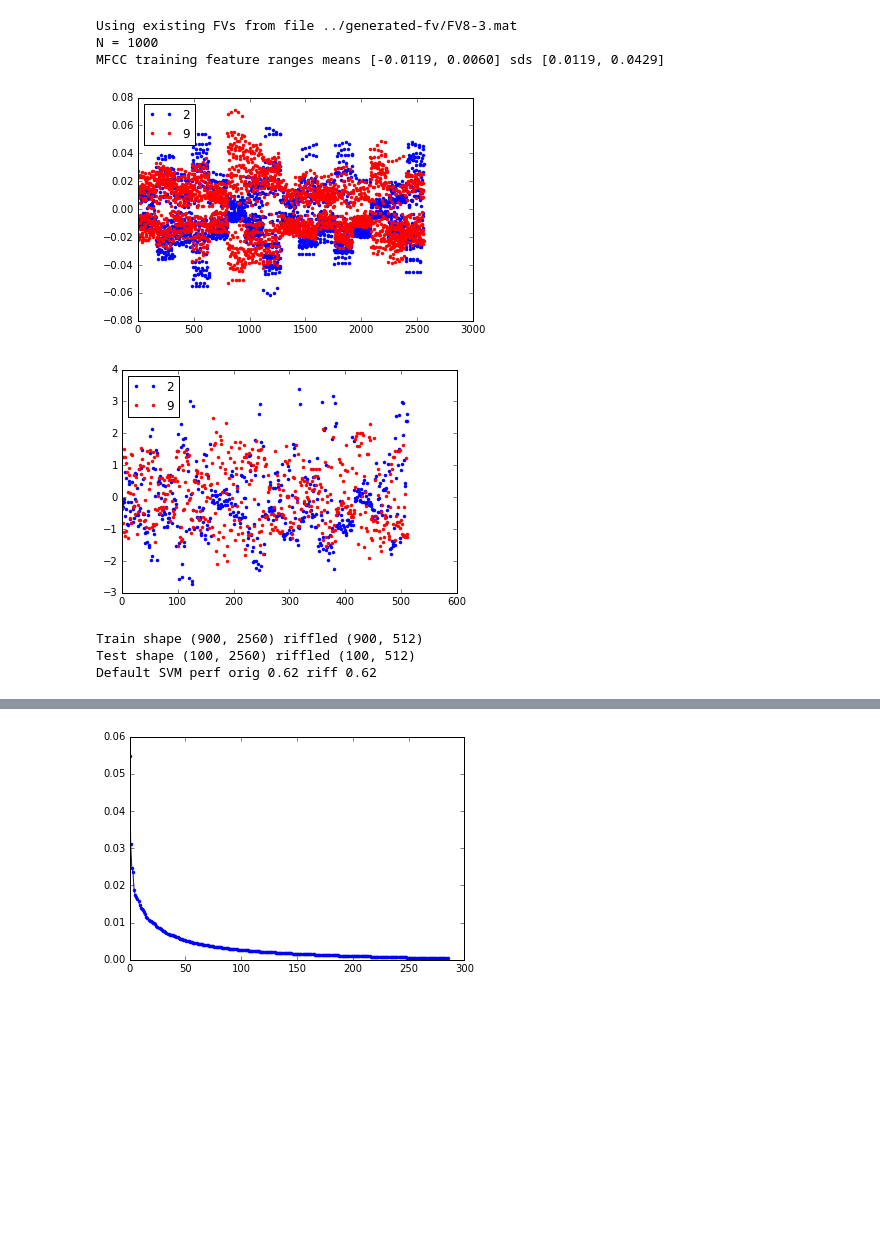
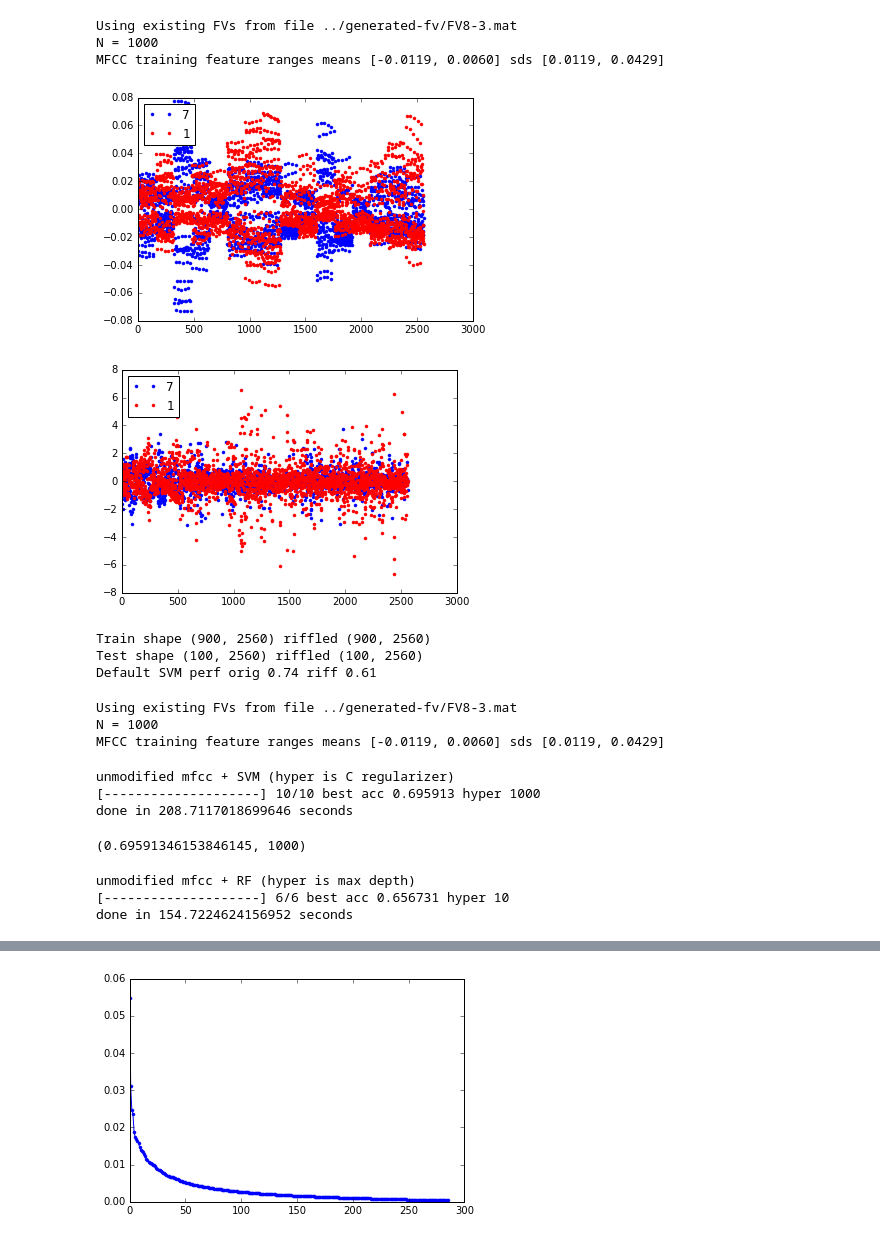
Before and after one commit to PrincetonUniversity/vox-music-classification, a Jupyter notebook: notebooks/fv-msvm.ipynb, the cells around one changed output, grey strips where cells are left out. Saved outputs shown, nothing was run; the diff lists cells and outputs as text; code cells hidden in the pictures; blank space fills up the shorter version.

```diff
--- a/notebooks/fv-msvm.ipynb
+++ b/notebooks/fv-msvm.ipynb
@@ -20,43 +20,103 @@ X, Y = load_all_fv(num_clusters, exemplar)
 
 T = num_clusters * 2
 t = (exemplar - (1 if exemplar % 2 == 0 else 0)) * 2 - 1
-Xriffled = np.average(riffle(X, t, T), axis=2)
 
 p = np.random.permutation(len(X))
 trX, teX = np.split(X[p], [int(0.9 * len(X))])
 trY, teY = np.split(Y[p], [int(0.9 * len(X))])
 
 axes = plt.subplots()[1]
 idx = np.where(trY != trY[0])[0][1]
 #idx = np.where(trY == trY[0])[0][1] # same label
 axes.plot(trX[0], c='b', marker='.', linestyle='', label=trY[0])
 axes.plot(trX[idx], c='r', marker='.', linestyle='', label=trY[idx])
 axes.legend(loc=2)
 
 def whiten_train_test(train, test):
     return whiten(train), whiten(test, source=train)
 trXadj, teXadj = whiten_train_test(trX, teX)
-trXrff, teXrff = whiten_train_test(*(np.average(riffle(x, t, T), axis=2) for x in (trX, teX)))
+def modify(x, t, T):
+    riffled = riffle(x, t, T)
+    avgs = np.average(riffled, axis=2)
+    N = (t-1) * (x.shape[1] // t)
+    riffled = riffled[:, :, :-1].reshape(len(x), N)
+    rep = np.repeat(avgs, t-1).reshape(len(x), N)
+    return np.concatenate([avgs, riffled - rep], axis=1)
+trXrff, teXrff = whiten_train_test(*((modify(x, t, T) for x in (trX, teX))))
 axes = plt.subplots()[1]
 axes.plot(trXrff[0], c='b', marker='.', linestyle='', label=trY[0])
 axes.plot(trXrff[idx], c='r', marker='.', linestyle='', label=trY[idx])
 axes.legend(loc=2)
 
 plt.show()
 
 print('Train shape {} riffled {}'.format(trXadj.shape, trXrff.shape))
 print('Test shape {} riffled {}'.format(teXadj.shape, teXrff.shape))
 print('Default SVM perf orig {} riff {}'.format(
         SVC(C=1.0).fit(trXadj, trY).score(teXadj, teY),
         SVC(C=1.0).fit(trXrff, trY).score(teXrff, teY)))
 
 # no missing data
 # %% [output]
 Using existing FVs from file ../generated-fv/FV8-3.mat
 N = 1000
 MFCC training feature ranges means [-0.0119, 0.0060] sds [0.0119, 0.0429]
-[figure, old version]
+[figure, new version]
-[figure, old version]
+[figure, new version]
-Train shape (900, 2560) riffled (900, 512)
-Test shape (100, 2560) riffled (100, 512)
-Default SVM perf orig 0.62 riff 0.62
+Train shape (900, 2560) riffled (900, 2560)
+Test shape (100, 2560) riffled (100, 2560)
+Default SVM perf orig 0.74 riff 0.61
+# %%
+num_clusters, exemplar = 8, 3
+T = num_clusters * 2
+t = (exemplar - (1 if exemplar % 2 == 0 else 0)) * 2 - 1
+X, Y = load_all_fv(num_clusters, exemplar)
+#XM = modify(X, t, T)
+# %% [output]
+Using existing FVs from file ../generated-fv/FV8-3.mat
+N = 1000
+MFCC training feature ranges means [-0.0119, 0.0060] sds [0.0119, 0.0429]
+# %%
+def log_range(lo, hi): return [10 ** i for i in range(lo, hi)]
+
+def run(X, Y, hypers, classifier):
+    hypers = list(hypers)
+    best_acc, best_params = -np.inf, None
+    t = time.time()
+    skf = StratifiedKFold(Y, n_folds=8, shuffle=True, random_state=1)
+    for i, C in enumerate(hypers):
+        svm = classifier(C)
+        # TODO modify input function
+        score = np.average(cross_val_score(svm, X, Y, cv=skf, n_jobs=-1))
+        if score > best_acc:
+            best_acc = score
+            best_params = C
+        print('\r{} best acc {:03g} hyper {}'.format(
+                completion_bar(i + 1, len(hypers), width=20),
+                best_acc, best_params), end='')
+        sys.stdout.flush()
+    t = time.time() - t
+    print('\ndone in', t,'seconds')
+    return best_acc, best_params
+
+print('unmodified mfcc + SVM (hyper is C regularizer)')
+run(X, Y, log_range(0, 10), lambda C: SVC(C=C))
+
+#print('riffled mfcc + SVM (hyper is C regularizer)')
+#run(XM, Y, log_range(0, 10), lambda C: SVC(C=C))
+# %% [output]
+unmodified mfcc + SVM (hyper is C regularizer)
+[--------------------] 10/10 best acc 0.695913 hyper 1000
+done in 208.7117018699646 seconds
+(0.69591346153846145, 1000)
+# %%
+from sklearn.ensemble import RandomForestClassifier
+def make_rf(md):
+    return RandomForestClassifier(n_estimators=200, max_depth=md)
+
+print('unmodified mfcc + RF (hyper is max depth)')
+run(X, Y, [1, 5, 10, 20, 30, 50], make_rf)
+# %% [output]
+unmodified mfcc + RF (hyper is max depth)
+[--------------------] 6/6 best acc 0.656731 hyper 10
+done in 154.7224624156952 seconds
```
Also changed, not shown: parts of 14 cells of this notebook.
